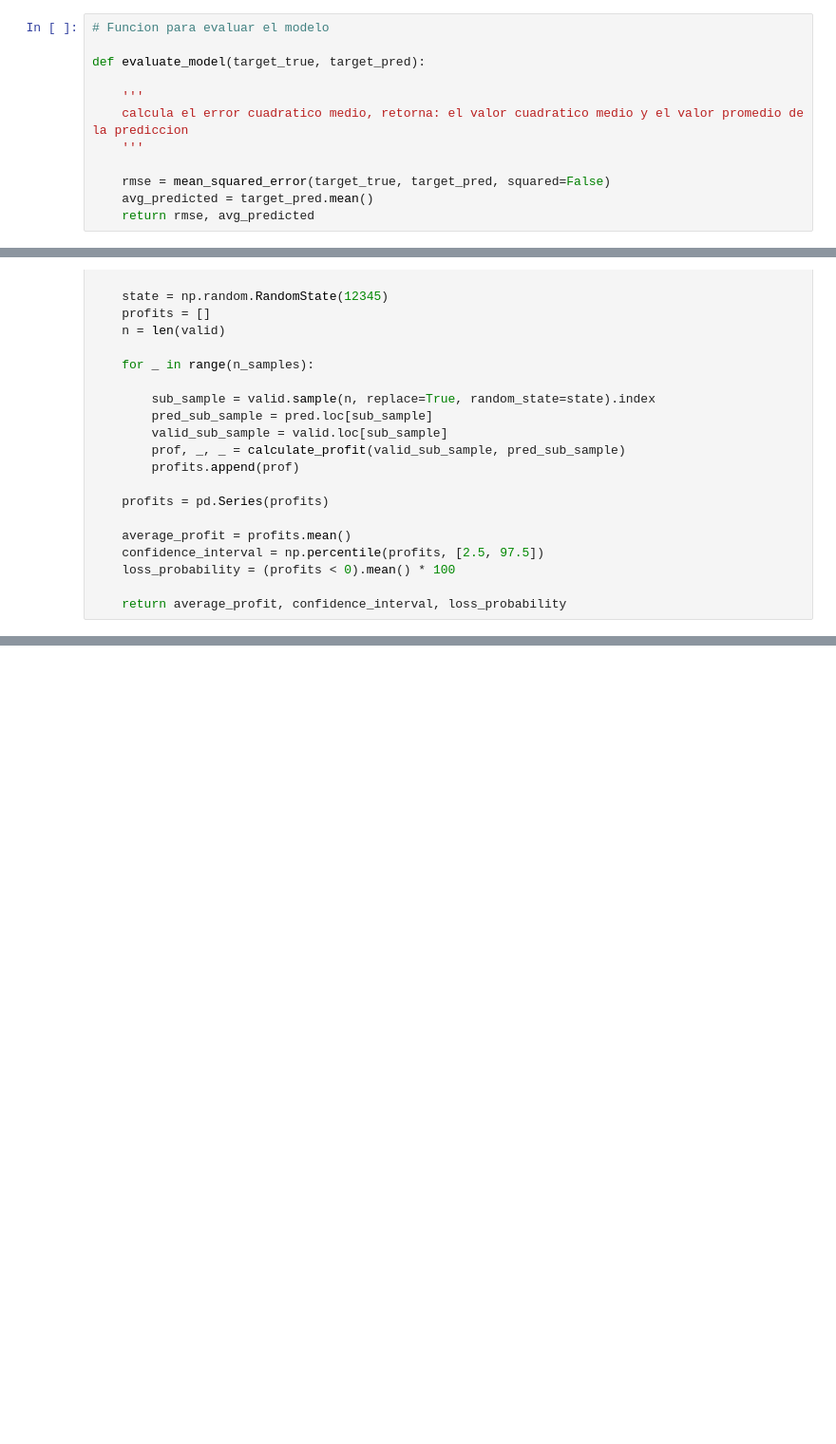
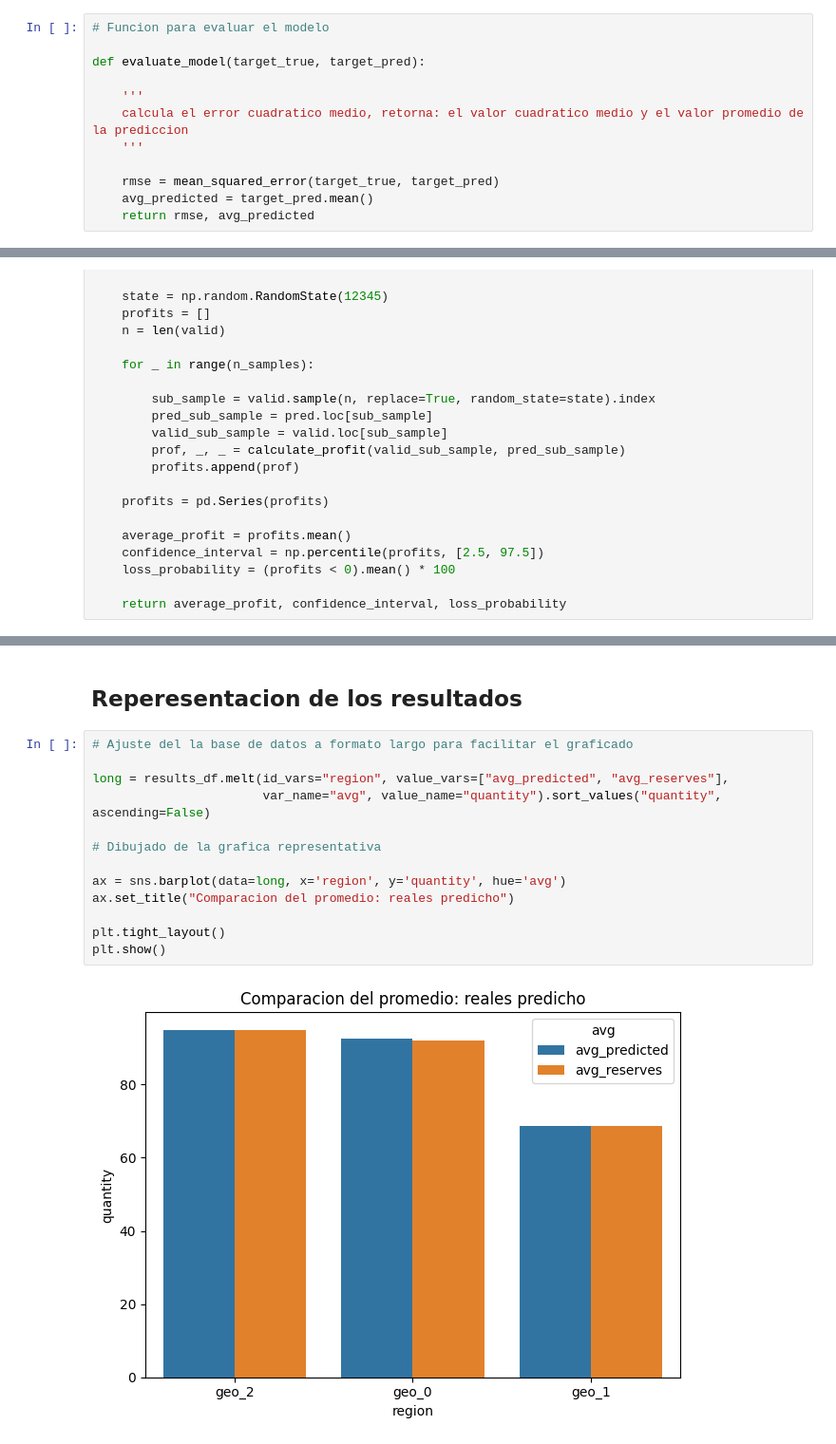
Before and after one commit to leonardomoncada9902/oilygiant_ml_project, a Jupyter notebook: notebook/ml_project.ipynb, the cells around one changed output, grey strips where cells are left out. Shown at 95% size. Drawn from its saved outputs; the diff is of its cells as text; blank space fills up the shorter version.

```diff
--- a/notebook/ml_project.ipynb
+++ b/notebook/ml_project.ipynb
@@ -153,7 +153,7 @@ def evaluate_model(target_true, target_pred):
     calcula el error cuadratico medio, retorna: el valor cuadratico medio y el valor promedio de la prediccion
     '''
 
-    rmse = mean_squared_error(target_true, target_pred, squared=False)
+    rmse = mean_squared_error(target_true, target_pred)
     avg_predicted = target_pred.mean()
     return rmse, avg_predicted
 # %% [markdown]
@@ -211,0 +283,17 @@ def bootstrap_analysis(pred, valid, n_samples=BOOTSTRAP_SAMPLES):
+# %% [markdown]
+## Reperesentacion de los resultados
+# %%
+# Ajuste del la base de datos a formato largo para facilitar el graficado
+
+long = results_df.melt(id_vars="region", value_vars=["avg_predicted", "avg_reserves"],
+                       var_name="avg", value_name="quantity").sort_values("quantity", ascending=False)
+
+# Dibujado de la grafica representativa
+
+ax = sns.barplot(data=long, x='region', y='quantity', hue='avg')
+ax.set_title("Comparacion del promedio: reales predicho")
+
+plt.tight_layout()
+plt.show()
+# %% [output]
+[figure, added]
```
Also changed, not shown: parts of 11 cells of this notebook.
